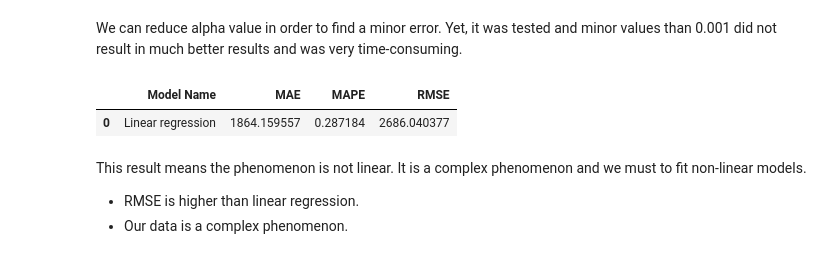
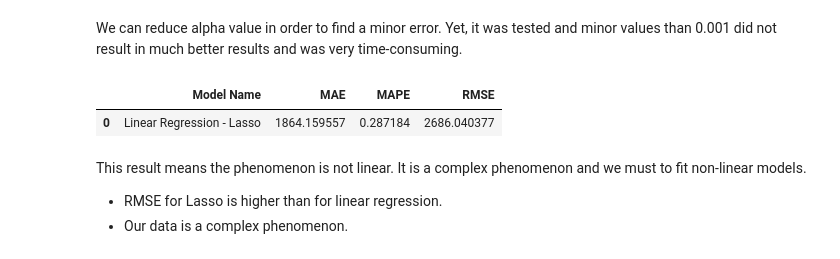
Before and after one commit to lucasquemelli/Rossman_Store_Sales, a Jupyter notebook: rossmann_store_sales.ipynb, the cells around one changed output. Drawn from its saved outputs; the diff is of its cells as text; code cells hidden in the pictures.

```diff
--- a/rossmann_store_sales.ipynb
+++ b/rossmann_store_sales.ipynb
@@ -2045,18 +2047,18 @@ We can reduce alpha value in order to find a minor error. Yet, it was tested and
 # %%
 # model
 lrr = Lasso(alpha=0.001).fit(x_train, y_train)
 
 # prediction
 yhat_lrr = lrr.predict(x_test)
 
 # performance
-lrr_result = ml_error("Linear regression", np.expm1(y_test), np.expm1(yhat_lrr))
+lrr_result = ml_error("Linear Regression - Lasso", np.expm1(y_test), np.expm1(yhat_lrr))
 lrr_result
 # %% [output]
 |  | Model Name | MAE | MAPE | RMSE |
-| 0 | Linear regression | 1864.159557 | 0.287184 | 2686.040377 |
+| 0 | Linear Regression - Lasso | 1864.159557 | 0.287184 | 2686.040377 |
 # %% [markdown]
 This result means the phenomenon is not linear. It is a complex phenomenon and we must to fit non-linear models.
 
-- RMSE is higher than linear regression.
+- RMSE for Lasso is higher than for linear regression.
 - Our data is a complex phenomenon.
```
Also changed, not shown: parts of 14 cells of this notebook.
